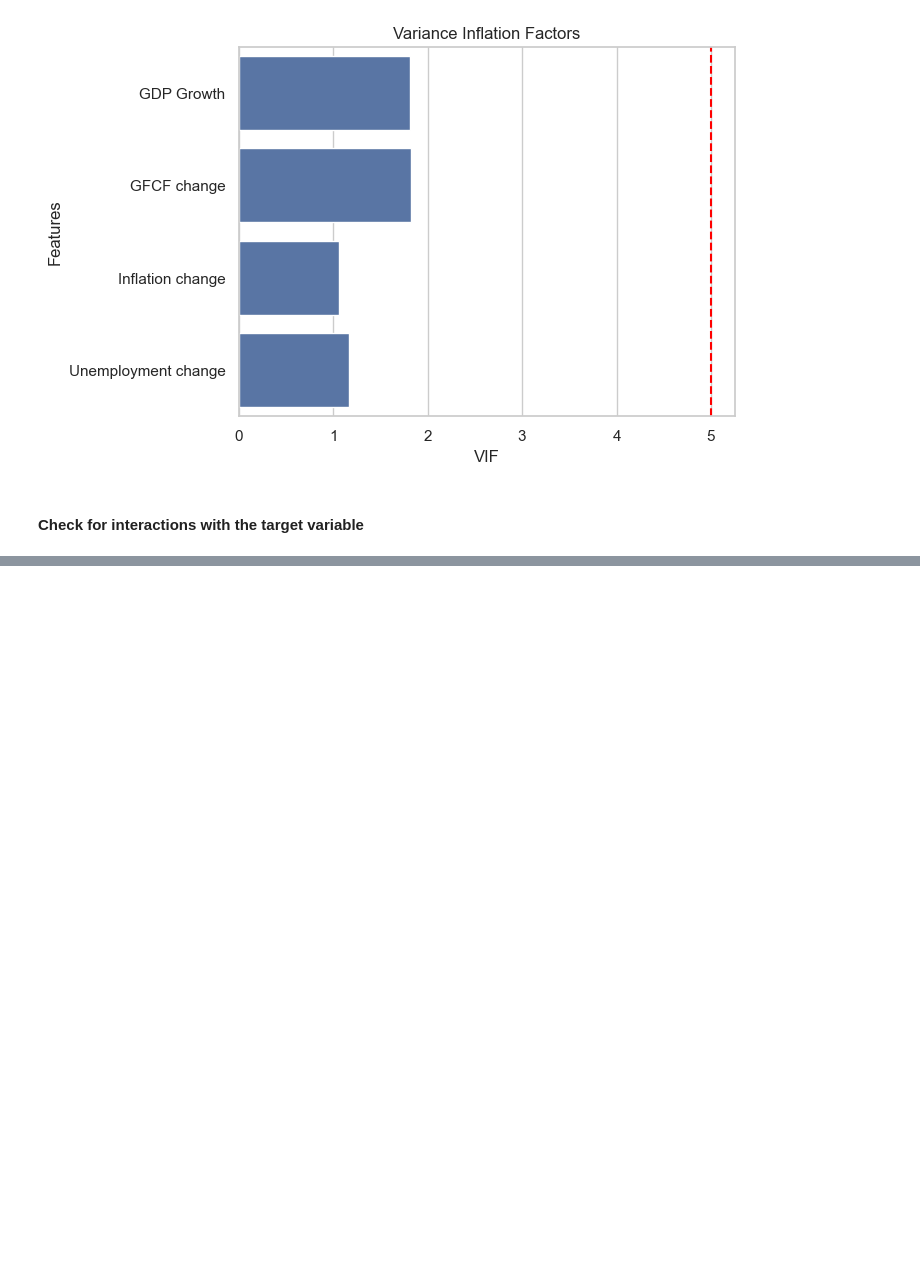
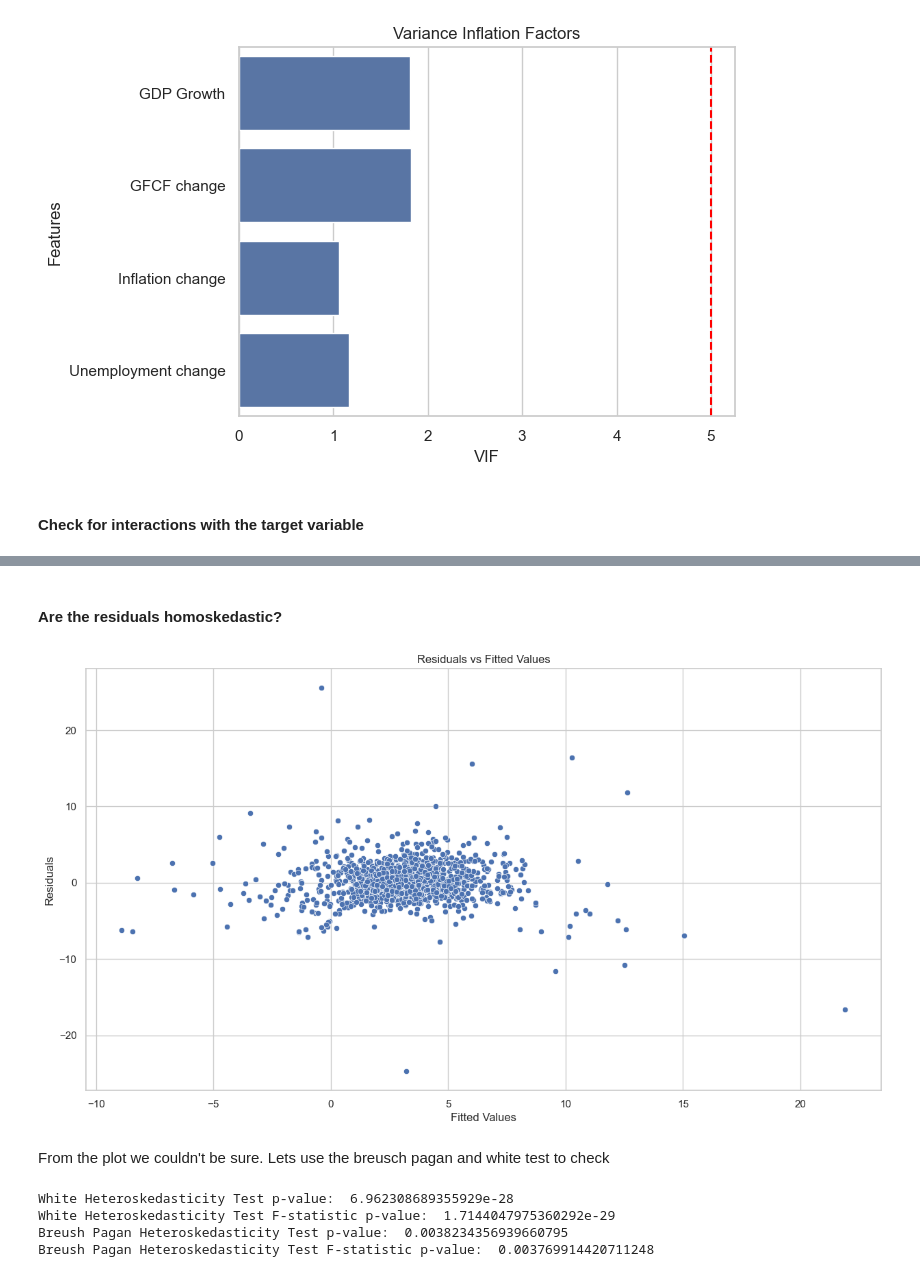
Before and after one commit to amarmate/SDS---12, a Jupyter notebook: Notebooks/python_notebook.ipynb, the cells around one changed output, grey strips where cells are left out. Cells and saved outputs as stored; diff of their text form; code cells hidden in the pictures; blank space fills up the shorter version.

```diff
--- a/Notebooks/python_notebook.ipynb
+++ b/Notebooks/python_notebook.ipynb
@@ -106,0 +161,30 @@ plt.show()
+# %% [markdown]
+#### Are the residuals homoskedastic?
+# %%
+# Plot residuals vs X
+sns.set(style="whitegrid")
+plt.figure(figsize=(15,8))
+sns.scatterplot(x=pooled_ols.fittedvalues, y=pooled_ols.resid)
+plt.xlabel('Fitted Values')
+plt.ylabel('Residuals')
+plt.title('Residuals vs Fitted Values')
+plt.show()
+# %% [output]
+[figure, added]
+# %% [markdown]
+From the plot we couldn't be sure. Lets use the breusch pagan and white test to check
+# %%
+# Run breusch pagan and white heteroskedasticity test
+_, pval_w, ___, f_pval_w = het_white(pooled_ols.resid, X)
+_, pval_bp, ___, f_pval_bp = het_breuschpagan(pooled_ols.resid, X)
+
+print('White Heteroskedasticity Test p-value: ', pval_w)
+print('White Heteroskedasticity Test F-statistic p-value: ', f_pval_w)
+
+print('Breusch Pagan Heteroskedasticity Test p-value: ', pval_bp)
+print('Breusch Pagan Heteroskedasticity Test F-statistic p-value: ', f_pval_bp)
+# %% [output]
+White Heteroskedasticity Test p-value:  6.962308689355929e-28
+White Heteroskedasticity Test F-statistic p-value:  1.7144047975360292e-29
+Breush Pagan Heteroskedasticity Test p-value:  0.0038234356939660795
+Breush Pagan Heteroskedasticity Test F-statistic p-value:  0.003769914420711248
```
Also changed, not shown: parts of 19 cells of this notebook.
